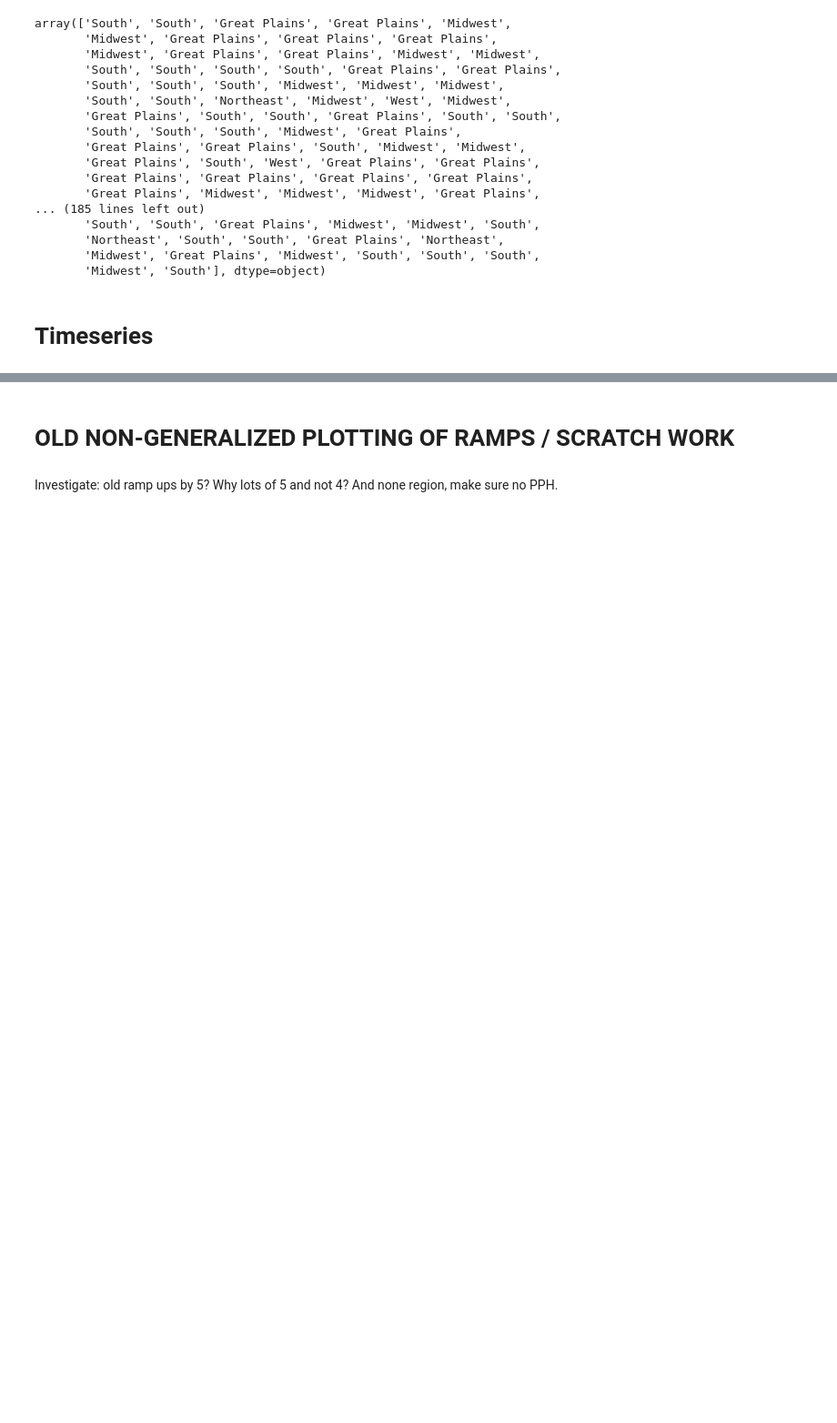
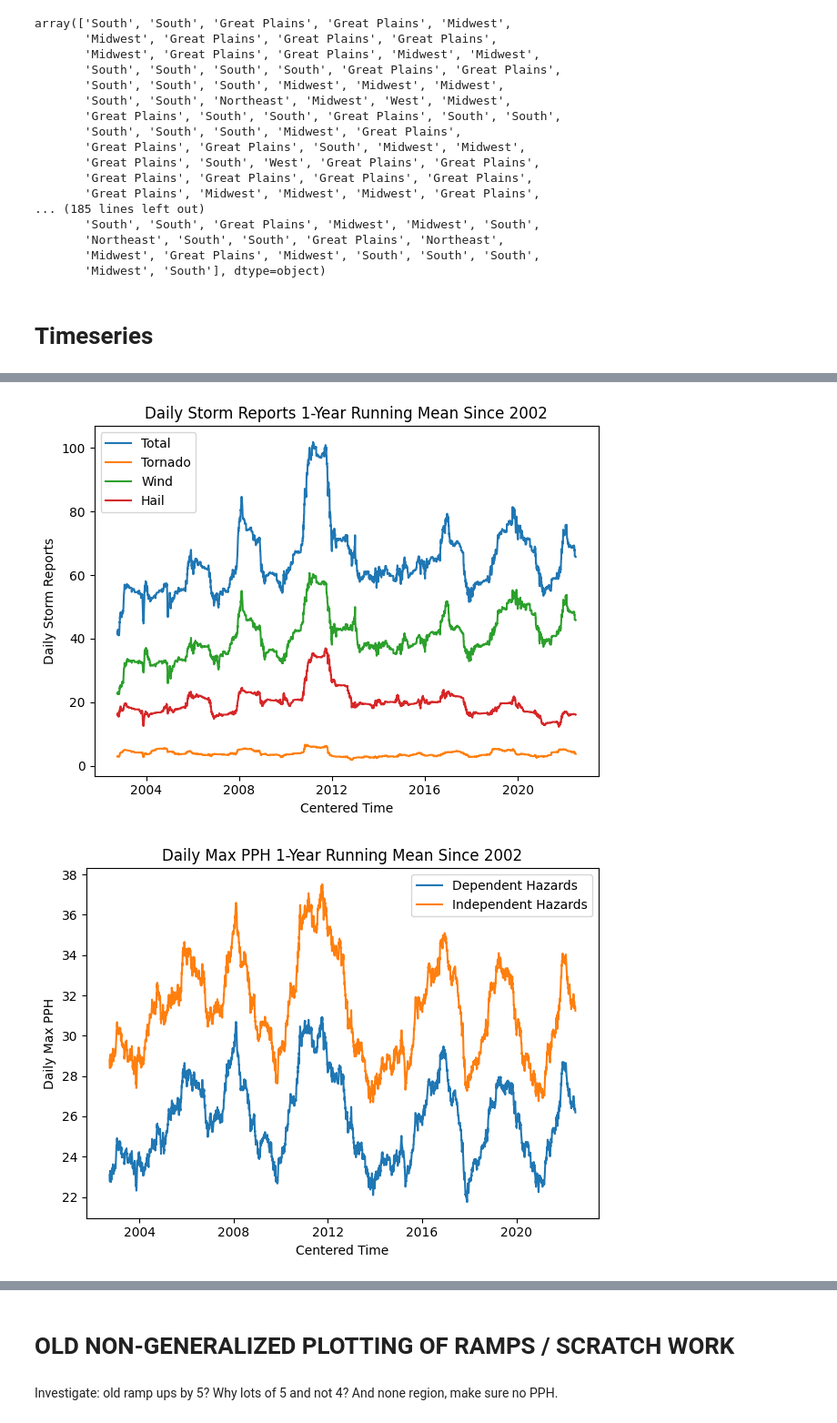
Before and after one commit to milesepstein13/severe-thunderstorm-analysis, a Jupyter notebook: explore_subsets.ipynb, the cells around one changed output, grey strips where cells are left out. Shown at 91% size. Drawn from its saved outputs; the diff is of its cells as text; code cells hidden in the pictures; blank space fills up the shorter version.

```diff
--- a/explore_subsets.ipynb
+++ b/explore_subsets.ipynb
@@ -377,0 +448,23 @@ var_names = ['POD', 'FAR']
+# %%
+var_lists_n = [['REPORT_NUM', 'TOR_NUM', 'WIND_NUM', 'HAIL_NUM'],
+               ['PPH_D_NUM', 'PPH_NUM'],
+               ['POD_W_NUM', 'POD_H_NUM', 'POD_T_NUM'],
+               ['FAR_W_NUM', 'FAR_H_NUM', 'FAR_T_NUM']
+]
+
+name_lists_n = [['Total', 'Tornado', 'Wind', 'Hail'],
+                ['Dependent Hazards', 'Independent Hazards'],
+                ['Wind POD', 'Hail POD', 'Tornado POD'],
+                ['Wind FAR', 'Hail FAR', 'Tornado FAR']
+
+]
+
+mod_names = ['reports', 'pph', 'pod', 'far']
+
+axis_names = ['Daily Storm Reports', 'Daily Max PPH', 'Probability of Detection', 'False Alarm Ratio']
+
+for var, names, mod_name, axis_name in zip(var_lists_n, name_lists_n, mod_names, axis_names):
+    plot_timeseries_n(pph, var, names, mod_name, axis_name)
+# %% [output]
+[figure, added]
+[figure, added]
```
Also changed, not shown: parts of 7 cells of this notebook, 13 other files.
